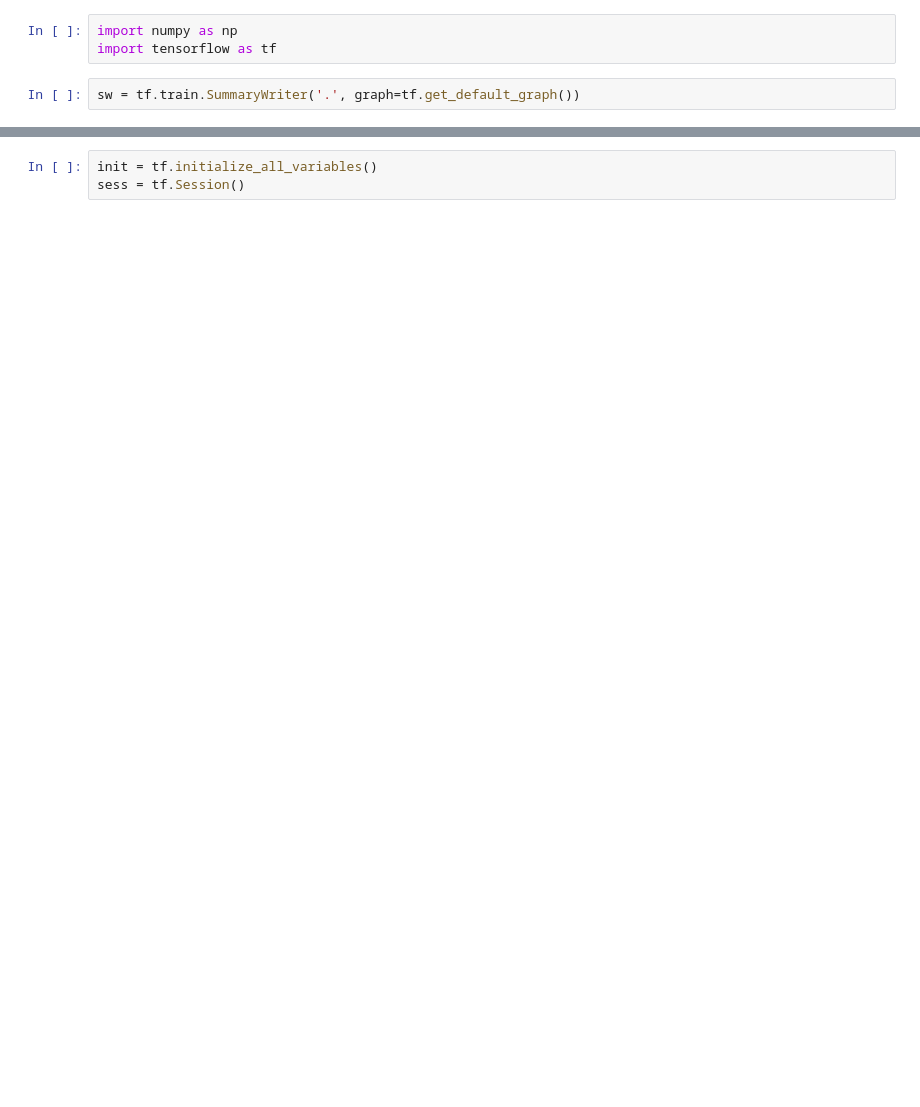
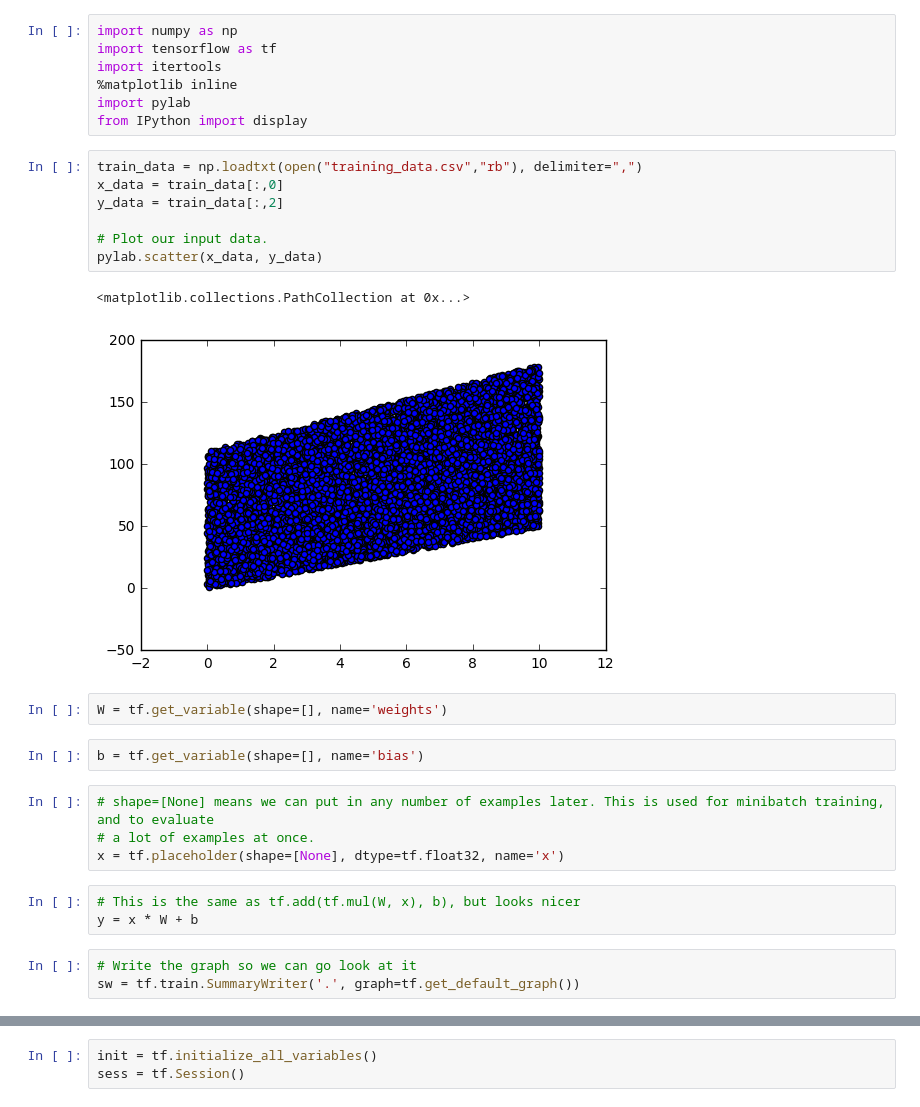
Before and after one commit to martinwicke/tensorflow-tutorial, a Jupyter notebook: 1_linear_model.ipynb, the cells around one changed output, grey strips where cells are left out. Cells and saved outputs as stored; diff of their text form; blank space fills up the shorter version.

```diff
--- a/1_linear_model.ipynb
+++ b/1_linear_model.ipynb
@@ -1,5 +1,31 @@
 # %%
 import numpy as np
 import tensorflow as tf
+import itertools
+%matplotlib inline
+import pylab
+from IPython import display
+# %%
+train_data = np.loadtxt(open("training_data.csv","rb"), delimiter=",")
+x_data = train_data[:,0]
+y_data = train_data[:,2]
+
+# Plot our input data.
+pylab.scatter(x_data, y_data)
+# %% [output]
+<matplotlib.collections.PathCollection at 0x...>
+[figure, added]
+# %%
+W = tf.get_variable(shape=[], name='weights')
+# %%
+b = tf.get_variable(shape=[], name='bias')
+# %%
+# shape=[None] means we can put in any number of examples later. This is used for minibatch training, and to evaluate
+# a lot of examples at once.
+x = tf.placeholder(shape=[None], dtype=tf.float32, name='x')
+# %%
+# This is the same as tf.add(tf.mul(W, x), b), but looks nicer
+y = x * W + b
 # %%
+# Write the graph so we can go look at it
 sw = tf.train.SummaryWriter('.', graph=tf.get_default_graph())
```
Also changed, not shown: parts of 26 cells of this notebook, 2 other files.
